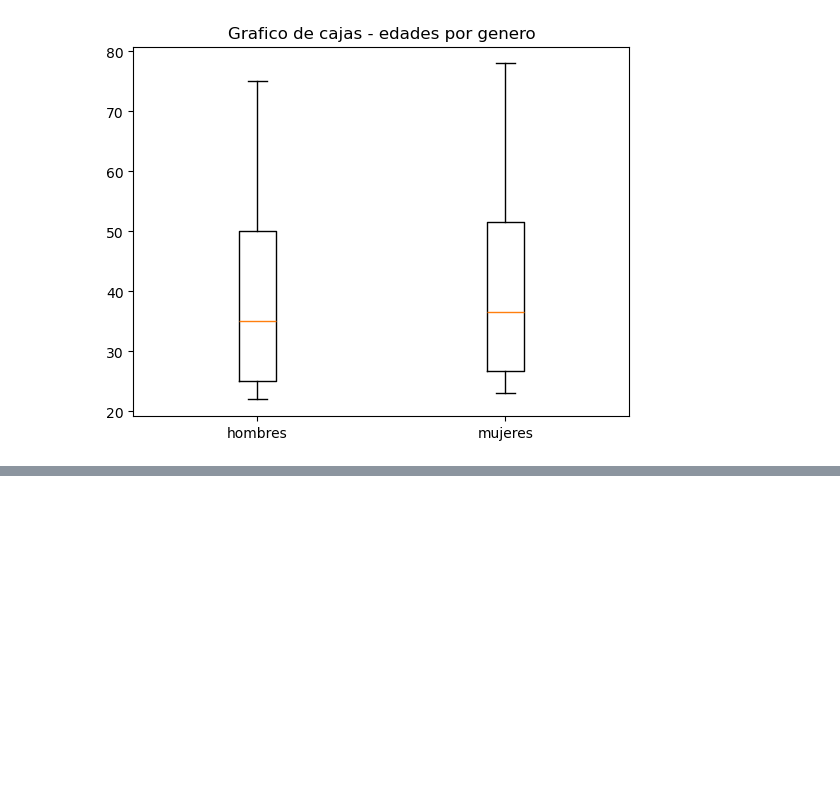
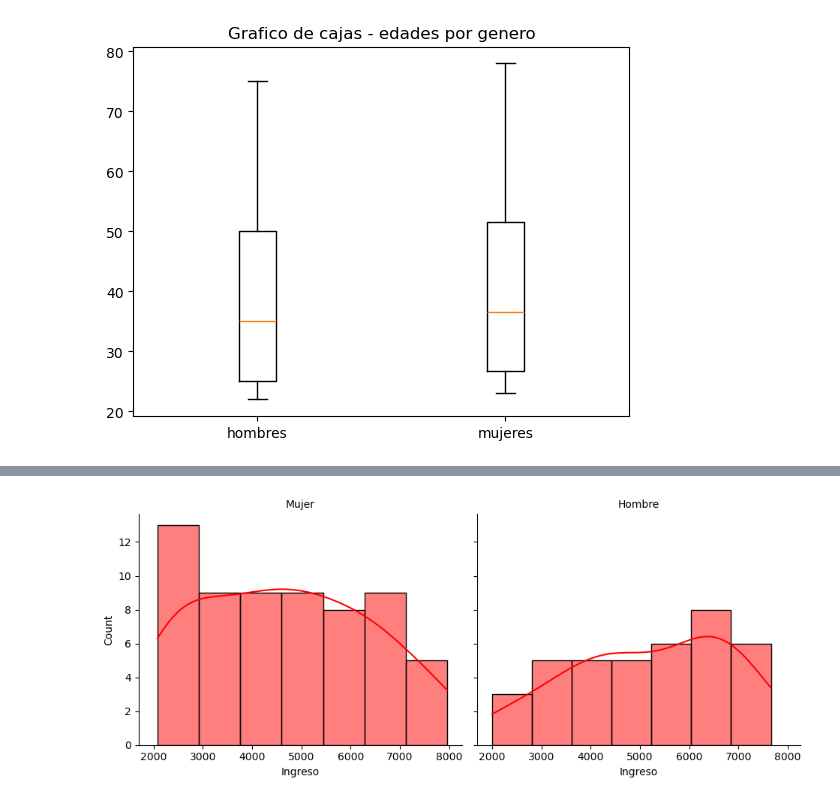
Before and after one commit to vizcardo1199/python-statitics, a Jupyter notebook: MODULO-2/Introduction.ipynb, the cells around one changed output, grey strips where cells are left out. Saved outputs shown, nothing was run; the diff lists cells and outputs as text; code cells hidden in the pictures; blank space fills up the shorter version.

```diff
--- a/MODULO-2/Introduction.ipynb
+++ b/MODULO-2/Introduction.ipynb
@@ -82,0 +105,24 @@ plt.show()
+# %%
+# FACEGRIT PARA HISTOGRAMAS DE INGRESOS POR GENERO
+import matplotlib.pyplot as plt
+import seaborn as sns
+import pandas as pd
+import numpy as np  # np.array
+
+#datos simulados
+data = pd.DataFrame({
+    'Edad':np.random.randint(18,60,100),# (desde, hasta , cuantos)
+    'Genero': np.random.choice(['Hombre','Mujer'] , 100), # ([data a elegir] , cuantos)
+    'Ingreso': np.random.randint(2000 , 8000 , 100)
+})
+
+#Facet grid para histogramas de ingresos por genero
+g=sns.FacetGrid(data , col='Genero' , height = 4 , aspect=1.2)
+# height : define la altura del subgrafico , aspect : define la relacion ancho-altura para los graficos
+g.map(sns.histplot , 'Ingreso' ,kde = True , color = 'red' )
+# kde: Superte una curva de densidad al histograma mostrandooslas una representación mas suavizada
+# de la distribución
+g.set_titles("{col_name}")
+plt.show()
+# %% [output]
+[figure, added]
```
Also changed, not shown: parts of 4 cells of this notebook.
